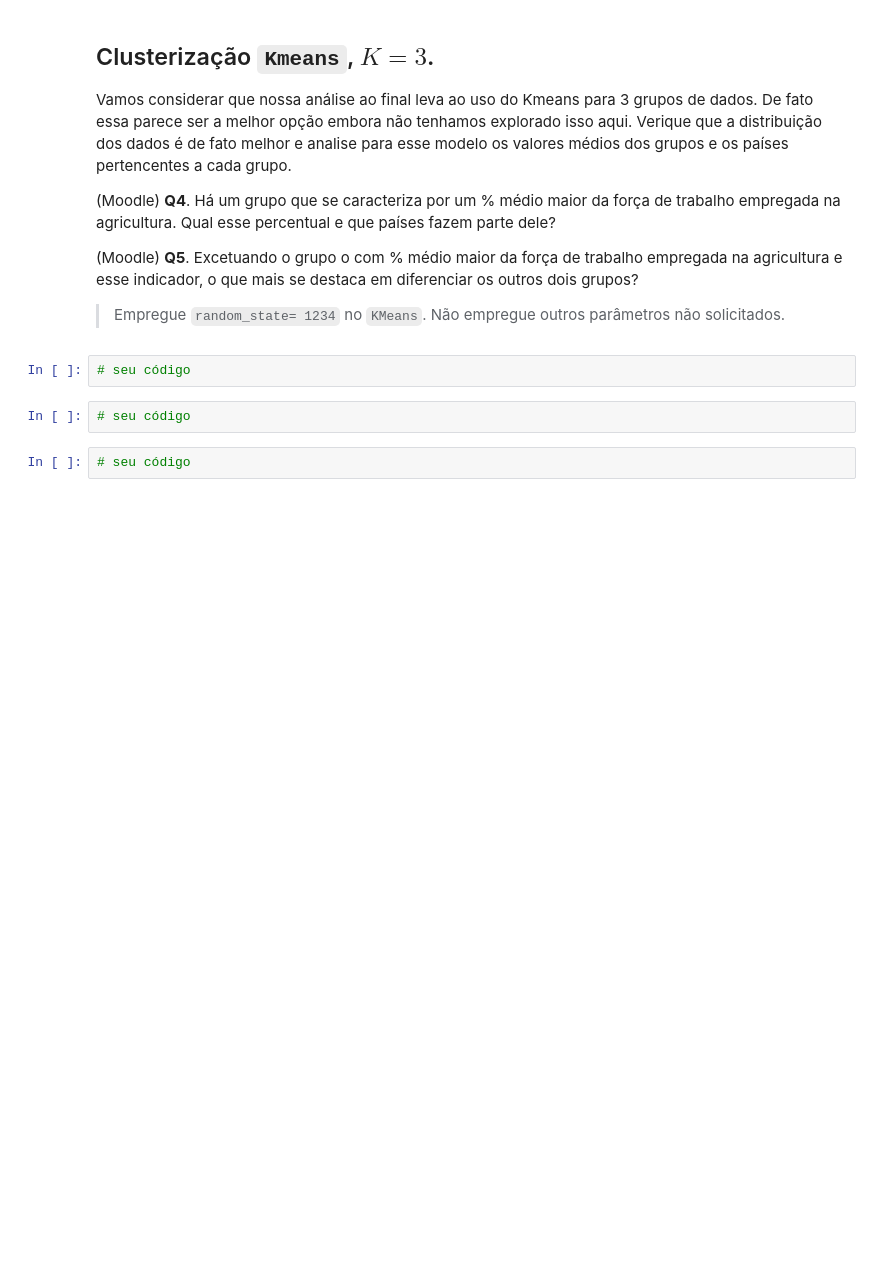
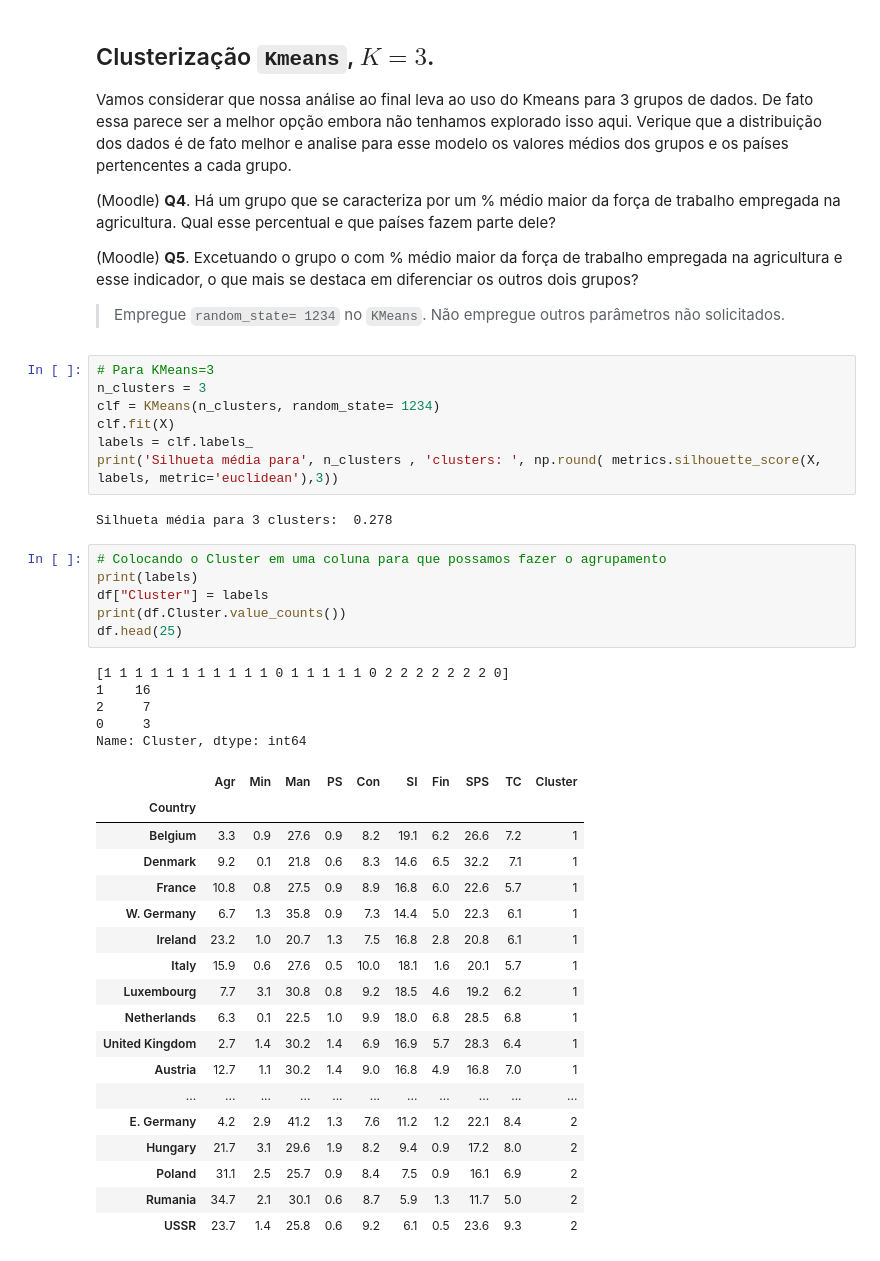
Before and after one commit to BrunaKrasotaMatos/MineracaoDados, a Jupyter notebook: BIG_A5_Clustering_BrunaMatos.ipynb, the cells around one changed output. Saved outputs shown, nothing was run; the diff lists cells and outputs as text; blank space fills up the shorter version.

```diff
--- a/BIG_A5_Clustering_BrunaMatos.ipynb
+++ b/BIG_A5_Clustering_BrunaMatos.ipynb
@@ -247,9 +266,42 @@ Vamos considerar que nossa análise ao final leva ao uso do Kmeans para 3 grupos
 (Moodle) **Q5**. Excetuando o grupo o com % médio maior da força de trabalho empregada na agricultura e esse indicador, o que mais se destaca em diferenciar os outros dois grupos?
 
 > Empregue `random_state= 1234` no `KMeans`. Não empregue outros parâmetros não solicitados.
-# %%
-# seu código
-# %%
-# seu código
-# %%
-# seu código
+# %%
+# Para KMeans=3
+n_clusters = 3
+clf = KMeans(n_clusters, random_state= 1234)
+clf.fit(X)
+labels = clf.labels_
+print('Silhueta média para', n_clusters , 'clusters: ', np.round( metrics.silhouette_score(X, labels, metric='euclidean'),3))
+# %% [output]
+Silhueta média para 3 clusters:  0.278
+# %%
+# Colocando o Cluster em uma coluna para que possamos fazer o agrupamento
+print(labels)
+df["Cluster"] = labels
+print(df.Cluster.value_counts())
+df.head(25)
+# %% [output]
+[1 1 1 1 1 1 1 1 1 1 1 0 1 1 1 1 1 0 2 2 2 2 2 2 2 0]
+1    16
+2     7
+0     3
+Name: Cluster, dtype: int64
+|  | Agr | Min | Man | PS | Con | SI | Fin | SPS | TC | Cluster |
+| Country |  |  |  |  |  |  |  |  |  |  |
+| Belgium | 3.3 | 0.9 | 27.6 | 0.9 | 8.2 | 19.1 | 6.2 | 26.6 | 7.2 | 1 |
+| Denmark | 9.2 | 0.1 | 21.8 | 0.6 | 8.3 | 14.6 | 6.5 | 32.2 | 7.1 | 1 |
+| France | 10.8 | 0.8 | 27.5 | 0.9 | 8.9 | 16.8 | 6.0 | 22.6 | 5.7 | 1 |
+| W. Germany | 6.7 | 1.3 | 35.8 | 0.9 | 7.3 | 14.4 | 5.0 | 22.3 | 6.1 | 1 |
+| Ireland | 23.2 | 1.0 | 20.7 | 1.3 | 7.5 | 16.8 | 2.8 | 20.8 | 6.1 | 1 |
+| Italy | 15.9 | 0.6 | 27.6 | 0.5 | 10.0 | 18.1 | 1.6 | 20.1 | 5.7 | 1 |
+| Luxembourg | 7.7 | 3.1 | 30.8 | 0.8 | 9.2 | 18.5 | 4.6 | 19.2 | 6.2 | 1 |
+| Netherlands | 6.3 | 0.1 | 22.5 | 1.0 | 9.9 | 18.0 | 6.8 | 28.5 | 6.8 | 1 |
+| United Kingdom | 2.7 | 1.4 | 30.2 | 1.4 | 6.9 | 16.9 | 5.7 | 28.3 | 6.4 | 1 |
+| Austria | 12.7 | 1.1 | 30.2 | 1.4 | 9.0 | 16.8 | 4.9 | 16.8 | 7.0 | 1 |
+| ... | ... | ... | ... | ... | ... | ... | ... | ... | ... | ... |
+| E. Germany | 4.2 | 2.9 | 41.2 | 1.3 | 7.6 | 11.2 | 1.2 | 22.1 | 8.4 | 2 |
+| Hungary | 21.7 | 3.1 | 29.6 | 1.9 | 8.2 | 9.4 | 0.9 | 17.2 | 8.0 | 2 |
+| Poland | 31.1 | 2.5 | 25.7 | 0.9 | 8.4 | 7.5 | 0.9 | 16.1 | 6.9 | 2 |
+| Rumania | 34.7 | 2.1 | 30.1 | 0.6 | 8.7 | 5.9 | 1.3 | 11.7 | 5.0 | 2 |
+| USSR | 23.7 | 1.4 | 25.8 | 0.6 | 9.2 | 6.1 | 0.5 | 23.6 | 9.3 | 2 |
```
Also changed, not shown: parts of 6 cells of this notebook.
